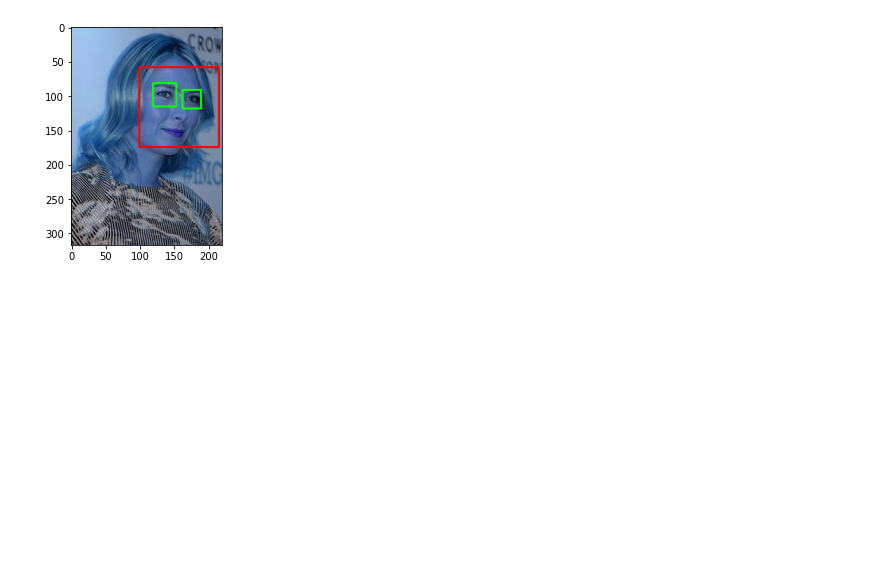
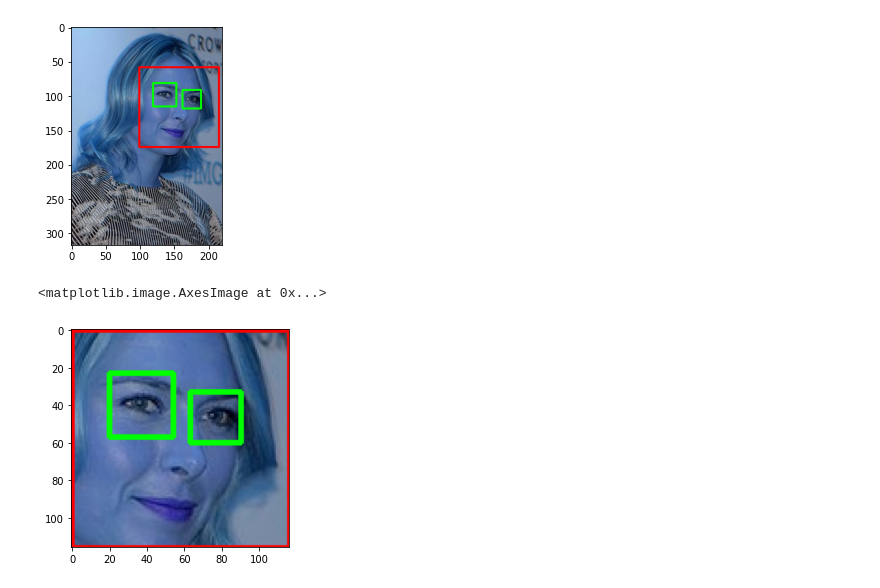
Before and after one commit to Vidharshan/FindTheFace, a Jupyter notebook: findtheface.ipynb, the cells around one changed output. Saved outputs shown, nothing was run; the diff lists cells and outputs as text; code cells hidden in the pictures; blank space fills up the shorter version.

```diff
--- a/findtheface.ipynb
+++ b/findtheface.ipynb
@@ -101,3 +101,8 @@ plt.imshow(face_plot,cmap='gray')
 plt.show()
 # %% [output]
 [figure]
+# %%
+plt.imshow(roi_color,cmap='gray')
+# %% [output]
+<matplotlib.image.AxesImage at 0x...>
+[figure, added]
```
Also changed, not shown: parts of 10 cells of this notebook.
